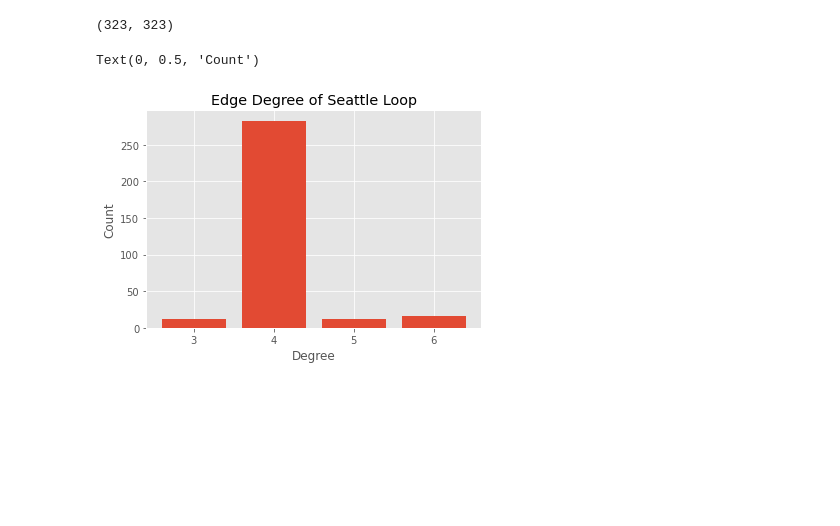
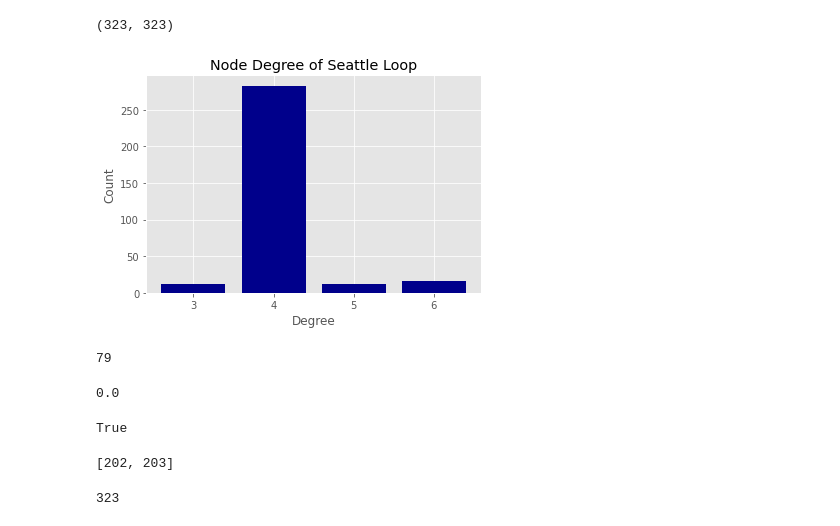
Before and after one commit to hpi-sam/GNN-SpaceTimeGraphs, a Jupyter notebook: misc/tiago_was_here.ipynb, the cells around one changed output. Drawn from its saved outputs; the diff is of its cells as text; code cells hidden in the pictures; blank space fills up the shorter version.

```diff
--- a/misc/tiago_was_here.ipynb
+++ b/misc/tiago_was_here.ipynb
@@ -21,10 +37,30 @@ adj.shape
 g = nx.convert_matrix.from_numpy_array(adj)
 # %%
 unique, counts = np.unique(list(dict(g.degree).values()), return_counts=True)
-plt.bar(unique, counts, tick_label=unique)
-plt.title("Edge Degree of Seattle Loop")
+plt.bar(unique, counts, tick_label=unique, color='darkblue')
+plt.title("Node Degree of Seattle Loop")
 plt.xlabel("Degree")
 plt.ylabel("Count")
+plt.savefig("Node_degree_dist_Seattle.png")
 # %% [output]
-Text(0, 0.5, 'Count')
-[figure, old version]
+[figure, new version]
+# %%
+nx.diameter(g)
+# %% [output]
+79
+# %%
+nx.cluster.average_clustering(g)
+# %% [output]
+0.0
+# %%
+nx.is_connected(g)
+# %% [output]
+True
+# %%
+nx.center(g)
+# %% [output]
+[202, 203]
+# %%
+len(g.nodes)
+# %% [output]
+323
```
Also changed, not shown: parts of 14 cells of this notebook, 4 other files.
